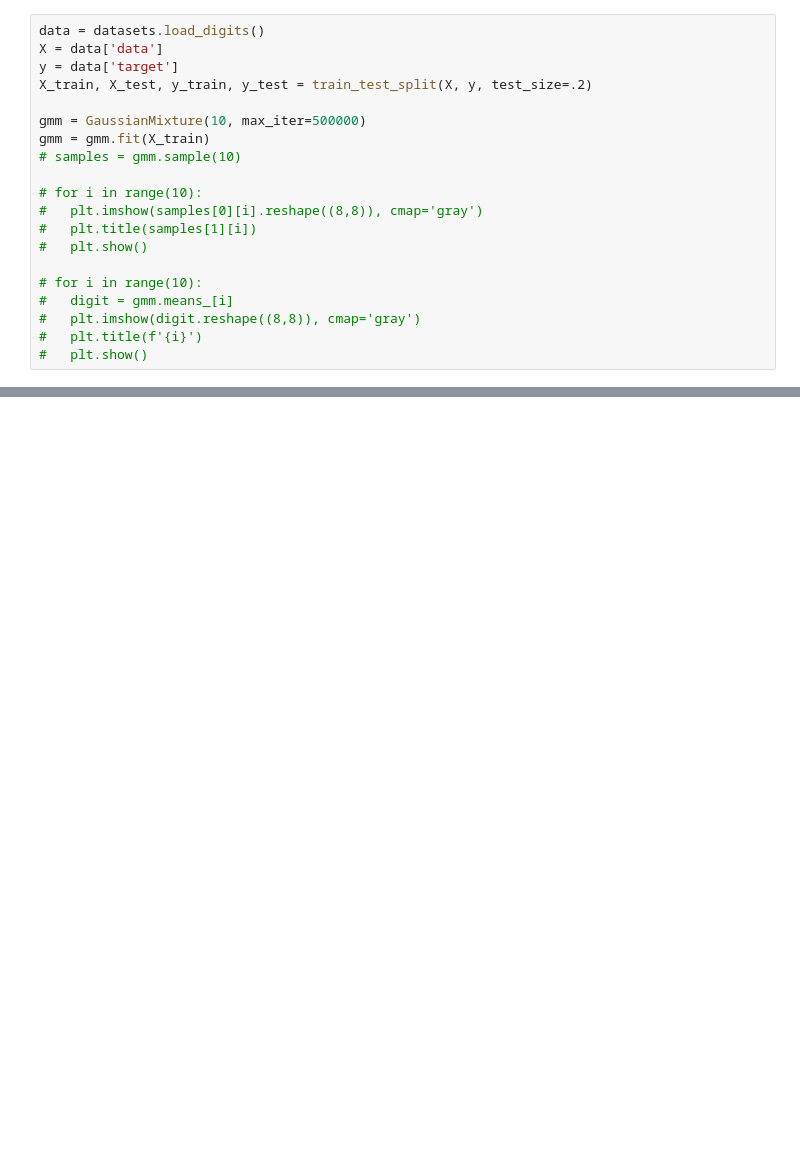
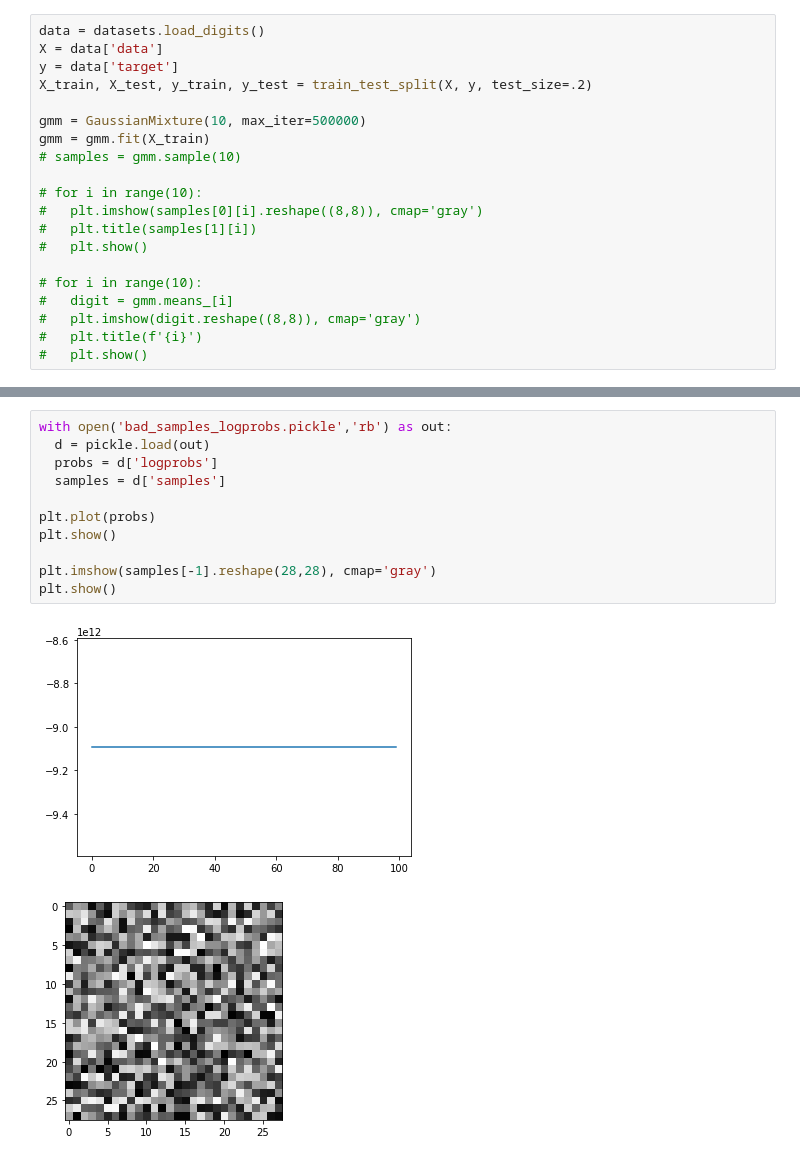
Before and after one commit to EthanMWalker/deep_mcmc, a Jupyter notebook: mcmc_with_gmm.ipynb, the cells around one changed output, grey strips where cells are left out. Drawn from its saved outputs; the diff is of its cells as text; blank space fills up the shorter version.

```diff
--- a/mcmc_with_gmm.ipynb
+++ b/mcmc_with_gmm.ipynb
@@ -60,0 +163,14 @@ metropolis()
+# %%
+with open('bad_samples_logprobs.pickle','rb') as out:
+  d = pickle.load(out)
+  probs = d['logprobs']
+  samples = d['samples']
+
+plt.plot(probs)
+plt.show()
+
+plt.imshow(samples[-1].reshape(28,28), cmap='gray')
+plt.show()
+# %% [output]
+[figure, added]
+[figure, added]
```
Also changed, not shown: parts of 11 cells of this notebook, 8 other files.
